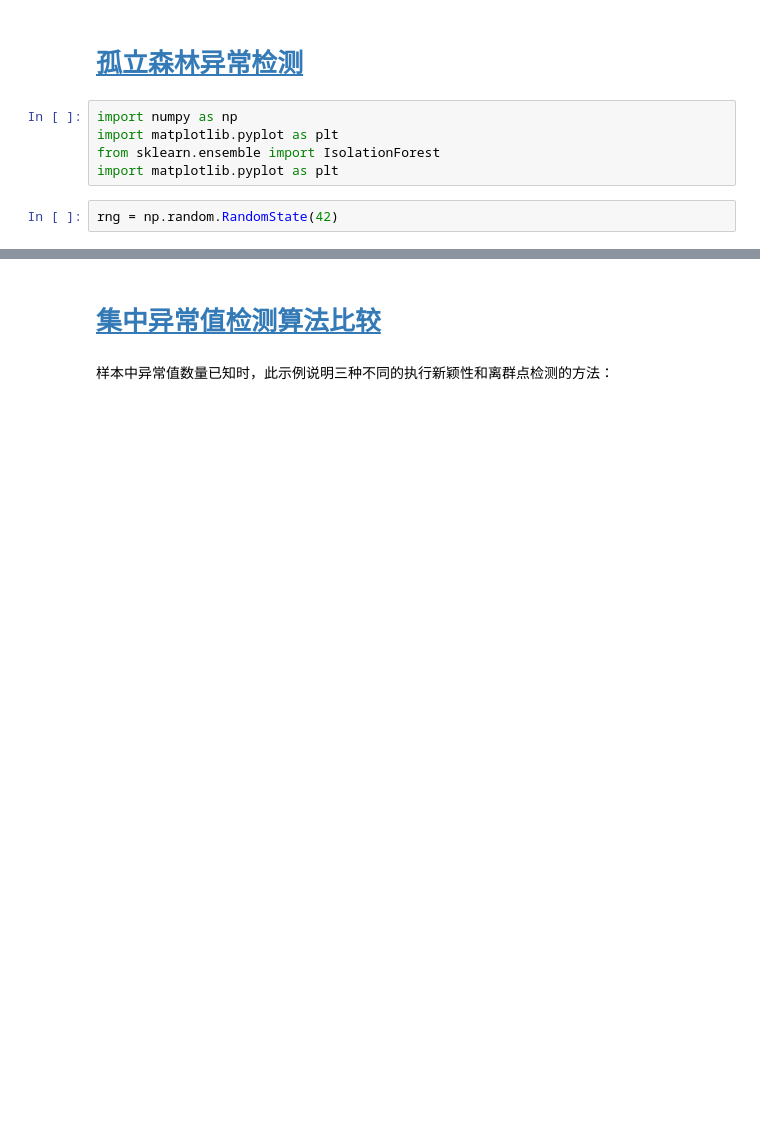
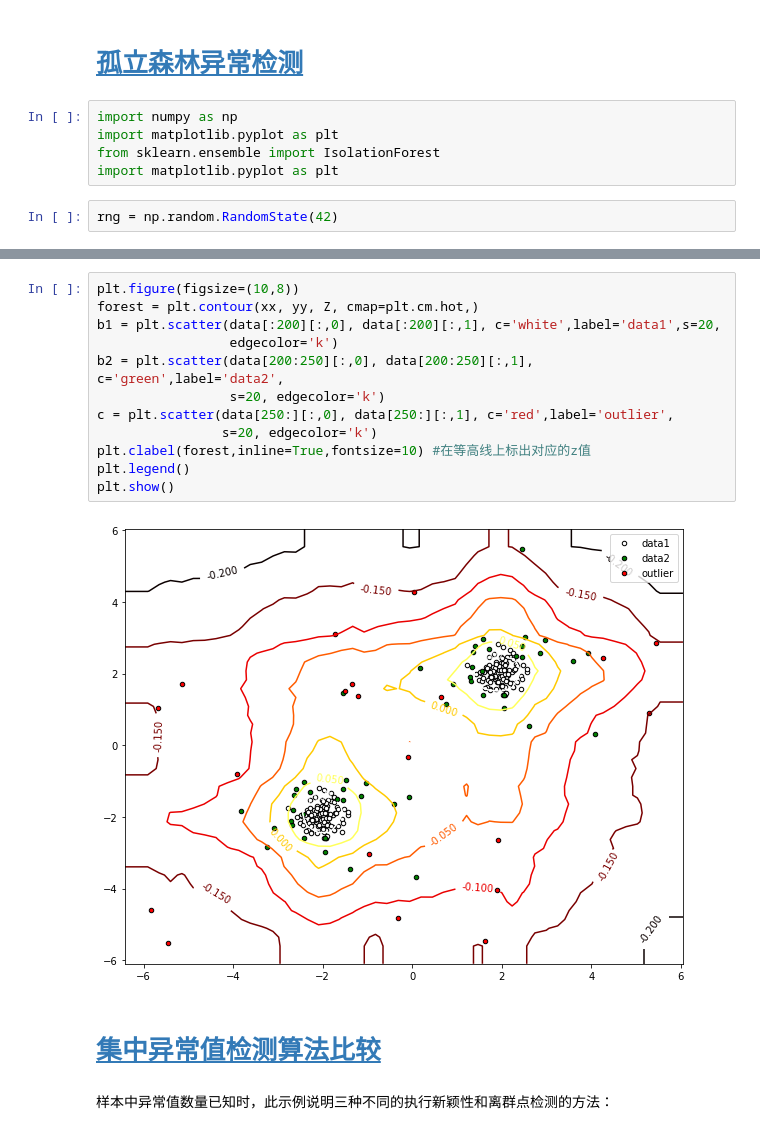
Before and after one commit to Parker-Lyu/ML_BY_Andrew, a Jupyter notebook: 异常检测系统.ipynb, the cells around one changed output, grey strips where cells are left out. Cells and saved outputs as stored; diff of their text form; blank space fills up the shorter version.

```diff
--- a/异常检测系统.ipynb
+++ b/异常检测系统.ipynb
@@ -163,3 +170,17 @@ plt.show()
+# %%
+plt.figure(figsize=(10,8))
+forest = plt.contour(xx, yy, Z, cmap=plt.cm.hot,)
+b1 = plt.scatter(data[:200][:,0], data[:200][:,1], c='white',label='data1',s=20,
+                 edgecolor='k')
+b2 = plt.scatter(data[200:250][:,0], data[200:250][:,1], c='green',label='data2',
+                 s=20, edgecolor='k')
+c = plt.scatter(data[250:][:,0], data[250:][:,1], c='red',label='outlier',
+                s=20, edgecolor='k')
+plt.clabel(forest,inline=True,fontsize=10) #在等高线上标出对应的z值
+plt.legend()
+plt.show()
+# %% [output]
+[figure, added]
 # %% [markdown]
 # [集中异常值检测算法比较](http://scikit-learn.org/stable/auto_examples/covariance/plot_outlier_detection.html#sphx-glr-auto-examples-covariance-plot-outlier-detection-py)
 # %% [markdown]
```
Also changed, not shown: parts of 4 cells of this notebook, 2 other files.
